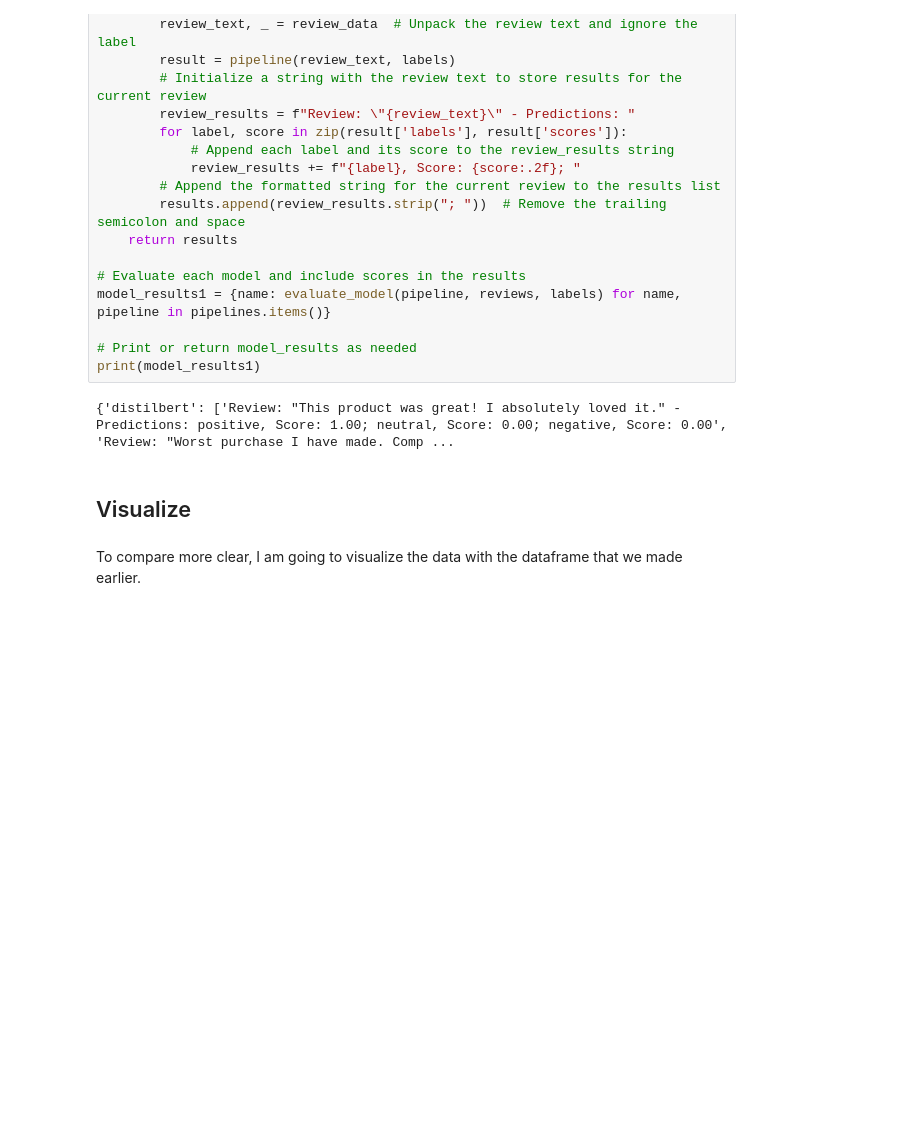
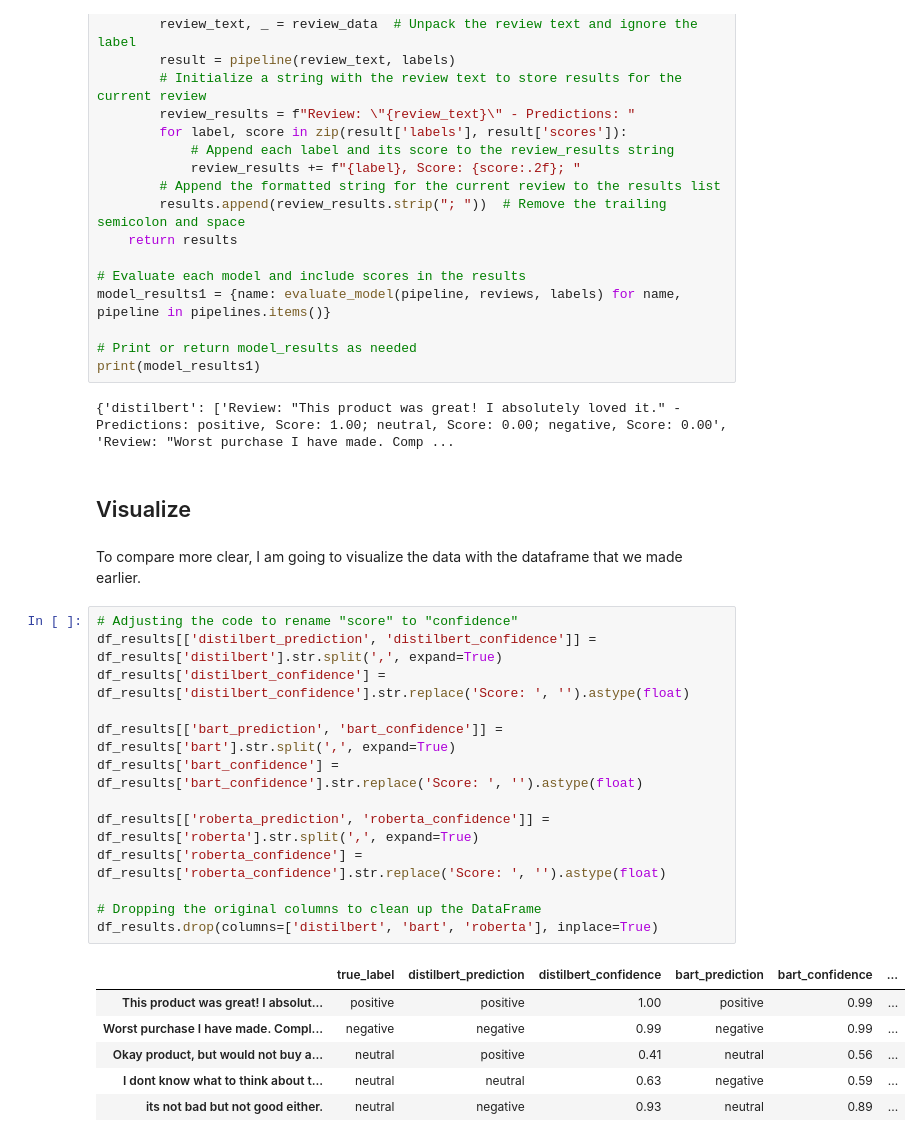
Before and after one commit to Appohh/open-program, a Jupyter notebook: llm-findings/review-clasiffier-models.ipynb, the cells around one changed output. Saved outputs shown, nothing was run; the diff lists cells and outputs as text; blank space fills up the shorter version.

```diff
--- a/llm-findings/review-clasiffier-models.ipynb
+++ b/llm-findings/review-clasiffier-models.ipynb
@@ -135,6 +128,26 @@ print(model_results1)
 ## Visualize
 # %% [markdown]
 To compare more clear, I am going to visualize the data with the dataframe that we made earlier.
+# %%
+# Adjusting the code to rename "score" to "confidence"
+df_results[['distilbert_prediction', 'distilbert_confidence']] = df_results['distilbert'].str.split(',', expand=True)
+df_results['distilbert_confidence'] = df_results['distilbert_confidence'].str.replace('Score: ', '').astype(float)
+
+df_results[['bart_prediction', 'bart_confidence']] = df_results['bart'].str.split(',', expand=True)
+df_results['bart_confidence'] = df_results['bart_confidence'].str.replace('Score: ', '').astype(float)
+
+df_results[['roberta_prediction', 'roberta_confidence']] = df_results['roberta'].str.split(',', expand=True)
+df_results['roberta_confidence'] = df_results['roberta_confidence'].str.replace('Score: ', '').astype(float)
+
+# Dropping the original columns to clean up the DataFrame
+df_results.drop(columns=['distilbert', 'bart', 'roberta'], inplace=True)
+# %% [output]
+|  | true_label | distilbert_prediction | distilbert_confidence | bart_prediction | bart_confidence | ... |
+| This product was great! I absolut... | positive | positive | 1.00 | positive | 0.99 | ... |
+| Worst purchase I have made. Compl... | negative | negative | 0.99 | negative | 0.99 | ... |
+| Okay product, but would not buy a... | neutral | positive | 0.41 | neutral | 0.56 | ... |
+| I dont know what to think about t... | neutral | neutral | 0.63 | negative | 0.59 | ... |
+| its not bad but not good either. | neutral | negative | 0.93 | neutral | 0.89 | ... |
 # %%
 df_results.head()
 # %% [output]
```
Also changed, not shown: parts of 4 cells of this notebook, 1 other file.
